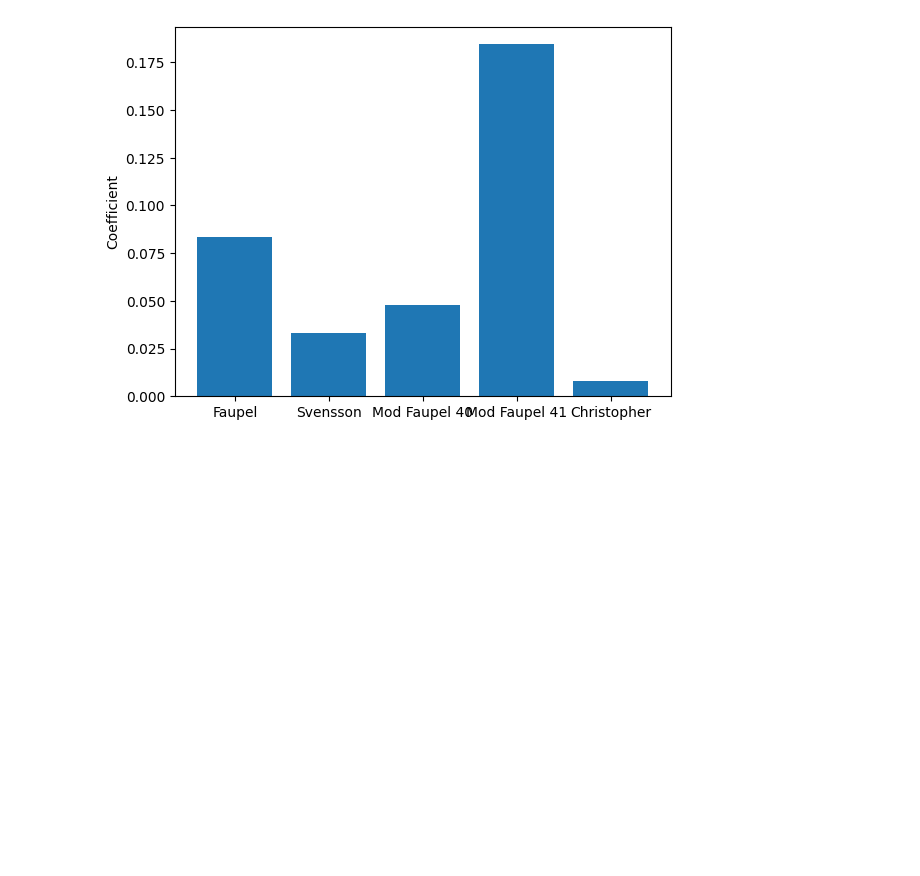
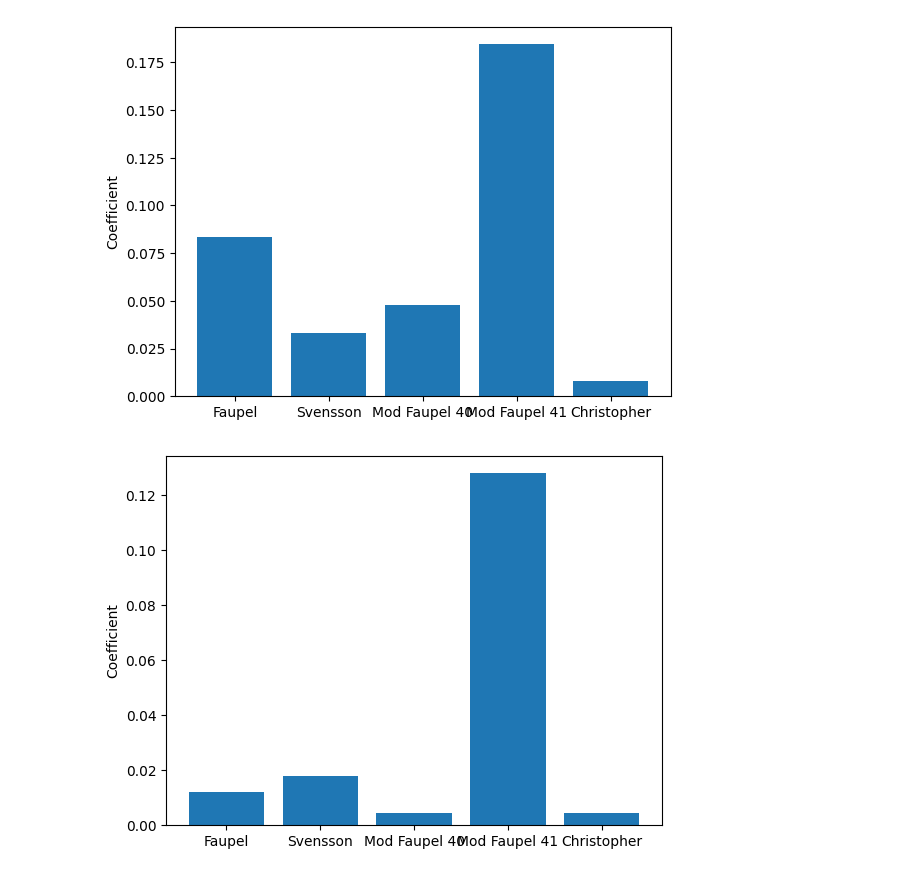
Before and after one commit to rafagarci/fiscom-bucho, a Jupyter notebook: project.ipynb, the cells around one changed output. Cells and saved outputs as stored; diff of their text form; code cells hidden in the pictures; blank space fills up the shorter version.

```diff
--- a/project.ipynb
+++ b/project.ipynb
@@ -27,10 +27,10 @@ D_i_sd = 0.5
 # Generate random vars
 def P_o(sdp = P_o_sd, mean = P_o_mean):
     return np.random.normal(loc = mean, scale = sdp)
-def sigma_y(sd = sigma_y_sd):
-    return np.random.normal(loc = sigma_y_mean, scale = sd)
-def sigma_u(sdu = sigma_u_sd):
-    return np.random.normal(loc = sigma_u_mean, scale = sdu)
+def sigma_y(sd = sigma_y_sd, mean = sigma_y_mean):
+    return np.random.normal(loc = mean, scale = sd)
+def sigma_u(sdu = sigma_u_sd, mean = sigma_u_mean):
+    return np.random.normal(loc = mean, scale = sdu)
 def D_o():
     return np.random.normal(loc = D_o_mean, scale = D_o_sd)
 def D_i():
@@ -396,3 +395,61 @@ _ = plt.ylabel('Coefficient')
 # %% [output]
 [0.08333333 0.03333333 0.04777778 0.18444444 0.00777778]
 [figure]
+# %%
+# Want to calculate the change in probabilities when the mean of one var is different
+n = 10000
+delta = 0.09
+
+# Generate 1000 variables
+faupels_delta_sigma_y = np.array([])
+svenssons_delta_sigma_y = np.array([])
+mod_faupels_40_delta_sigma_y = np.array([])
+mod_faupels_41_delta_sigma_y = np.array([])
+christophers_delta_sigma_y = np.array([])
+
+for i in range(n):
+    faupels_delta_sigma_y = np.append(faupels_delta_sigma_y, faupel_37(sigma_y(mean = sigma_y_mean + delta), sigma_u(), D_o(), D_i()))
+    svenssons_delta_sigma_y = np.append(svenssons_delta_sigma_y, svensson_38(sigma_u(), sigma_y(mean = sigma_y_mean + delta), 0.15, D_o(), D_i()))
+    mod_faupels_40_delta_sigma_y = np.append(mod_faupels_40_delta_sigma_y, mod_faupel_40(sigma_u(), sigma_y(mean = sigma_y_mean + delta), D_o(), D_i()))
+    mod_faupels_41_delta_sigma_y = np.append(mod_faupels_41_delta_sigma_y, mod_faupel_41(sigma_u(), sigma_y(mean = sigma_y_mean + delta), D_o(), D_i()))
+    christophers_delta_sigma_y = np.append(christophers_delta_sigma_y , christopher_39(sigma_u(), sigma_y(mean = sigma_y_mean), D_o(), D_i()))
+
+# Calculate probabilites of failure
+original_faupel_failure_probability =  np.count_nonzero(faupels < P_o_original)/n
+modified_faupel_failure_probability= np.count_nonzero(faupels_delta_sigma_y < P_o_original)/n
+
+original_svensson_failure_probability = np.count_nonzero(svenssons < P_o_original)/n
+modified_svensson_failure_probability = np.count_nonzero(svenssons_delta_sigma_y< P_o_original)/n
+
+original_mod_faupels_40_probability = np.count_nonzero(mod_faupels_40 < P_o_original)/n
+modified_mod_faupels_40_probability = np.count_nonzero(mod_faupels_40_delta_sigma_y < P_o_original)/n
+
+original_mod_faupels_41_probability = np.count_nonzero(mod_faupels_41 < P_o_original)/n
+modified_mod_faupels_41_probability = np.count_nonzero(mod_faupels_41_delta_sigma_y < P_o_original)/n
+
+original_christopher_probability = np.count_nonzero(christophers < P_o_original)/n
+modified_christopher_probability = np.count_nonzero(christophers_delta_sigma_y < P_o_original)/n
+
+# Combine all coefficients
+coefficients = np.array([])
+
+coefficients = np.append(coefficients, np.abs(
+    (original_faupel_failure_probability - modified_faupel_failure_probability) / delta)
+)
+coefficients = np.append(coefficients, np.abs(
+    (original_svensson_failure_probability - modified_svensson_failure_probability) / delta
+))
+coefficients = np.append(coefficients, np.abs(
+    (original_mod_faupels_40_probability- modified_mod_faupels_40_probability) / delta
+))
+coefficients = np.append(coefficients, np.abs(
+    (original_mod_faupels_41_probability- modified_mod_faupels_41_probability) / delta
+))
+coefficients = np.append(coefficients, np.abs(
+    (original_christopher_probability - modified_christopher_probability) / delta
+))
+
+_ = plt.bar(['Faupel', 'Svensson', 'Mod Faupel 40', 'Mod Faupel 41', 'Christopher'], coefficients, )
+_ = plt.ylabel('Coefficient')
+# %% [output]
+[figure, added]
```
Also changed, not shown: parts of 2 cells of this notebook.
